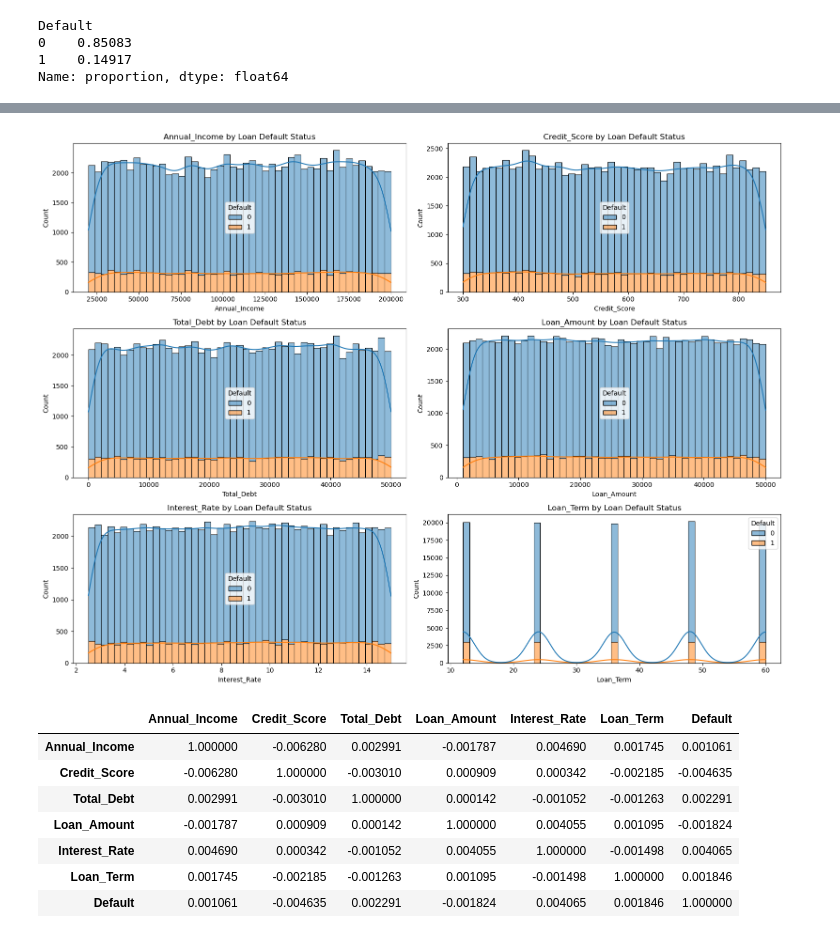
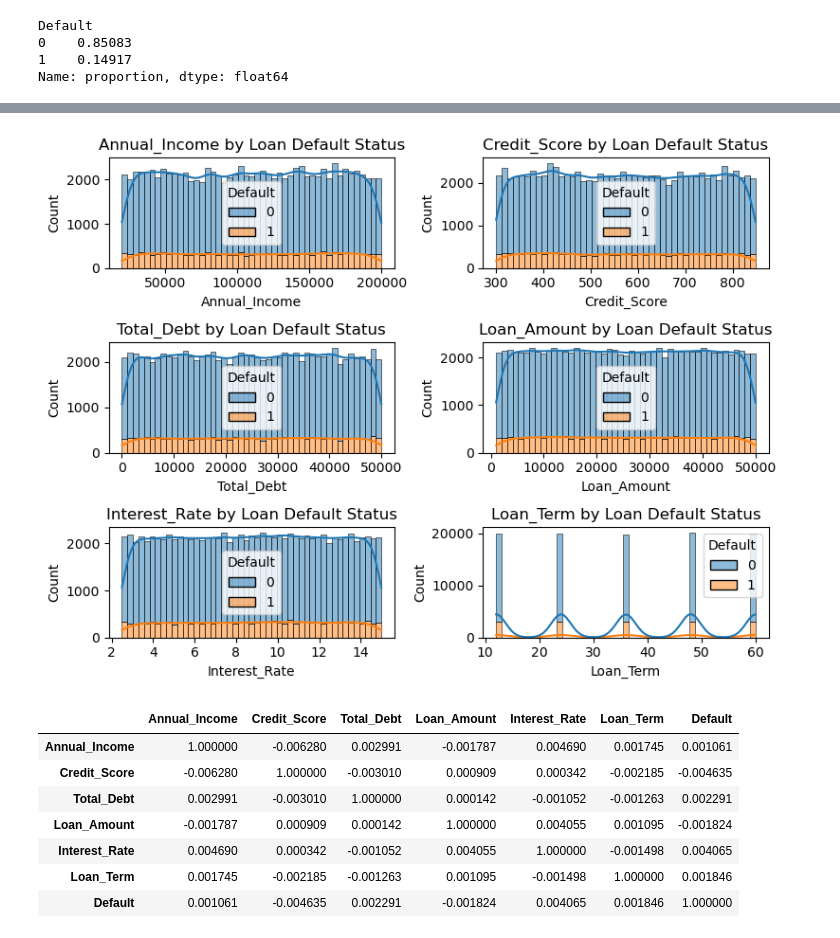
Before and after one commit to krishnabb01/Loan-Prediction, a Jupyter notebook: Loan_Predicating.ipynb, the cells around one changed output, grey strips where cells are left out. Cells and saved outputs as stored; diff of their text form; code cells hidden in the pictures.

```diff
--- a/Loan_Predicating.ipynb
+++ b/Loan_Predicating.ipynb
@@ -187,15 +186,15 @@ Passing `palette` without assigning `hue` is deprecated and will be removed in v
 # %%
 # Compare distributions of key features between default and non-default loans
 n_features = ['Annual_Income', 'Credit_Score', 'Total_Debt', 'Loan_Amount', 'Interest_Rate', 'Loan_Term']
-plt.figure(figsize=(16, 12))
+plt.figure(figsize=(8, 6))
 for i, feature in enumerate(n_features, 1):
     plt.subplot(3, 2, i)
     sns.histplot(data=df, x=feature, hue='Default', kde=True, multiple='stack')
     plt.title(f'{feature} by Loan Default Status')
 plt.tight_layout()
 plt.show()
 # %% [output]
-[figure, old version]
+[figure, new version]
 # %%
 c_matrix = df[['Annual_Income', 'Credit_Score', 'Total_Debt', 'Loan_Amount', 'Interest_Rate', 'Loan_Term', 'Default']].corr()
 c_matrix
```
Also changed, not shown: parts of 49 cells of this notebook.
